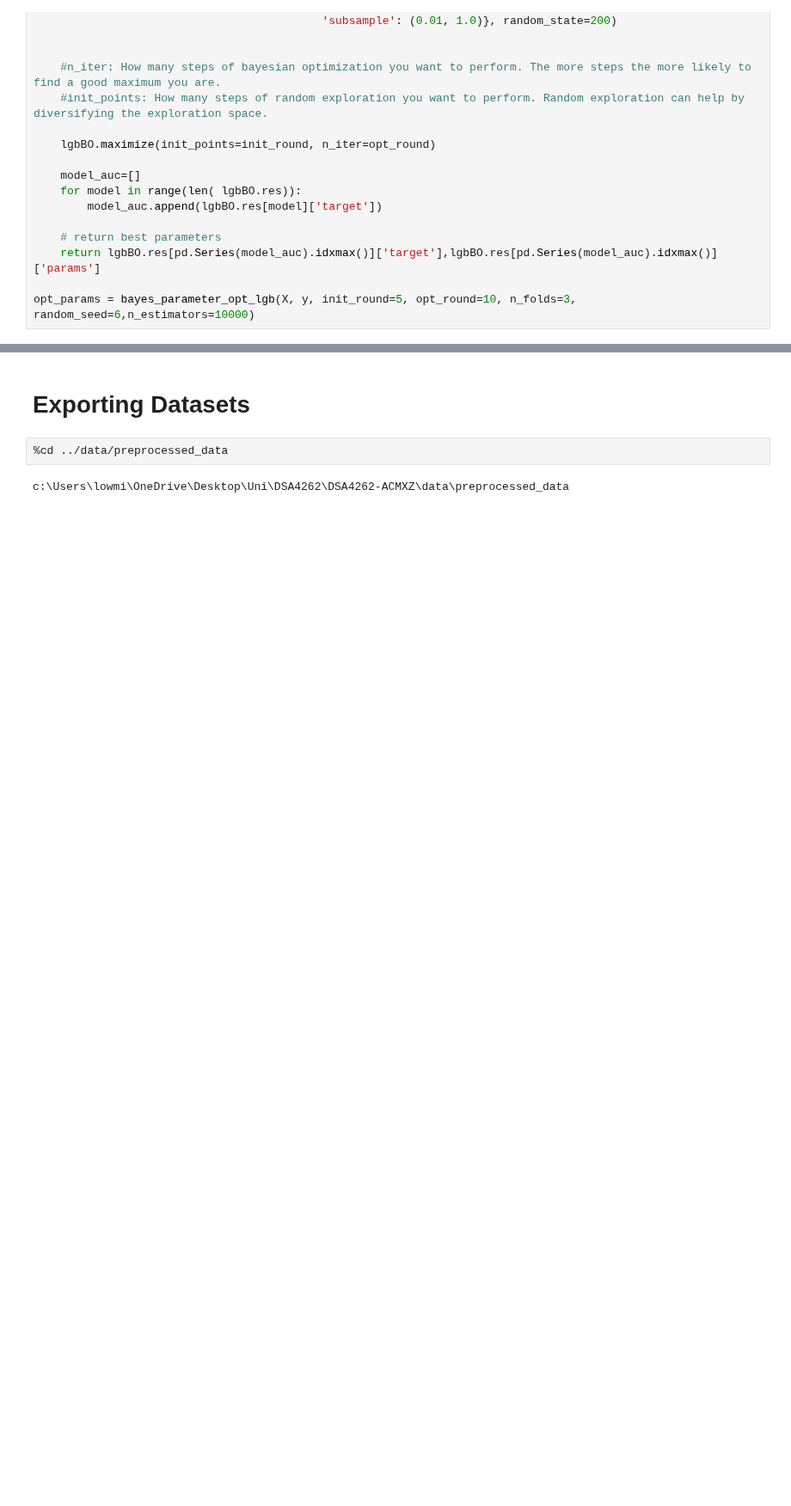
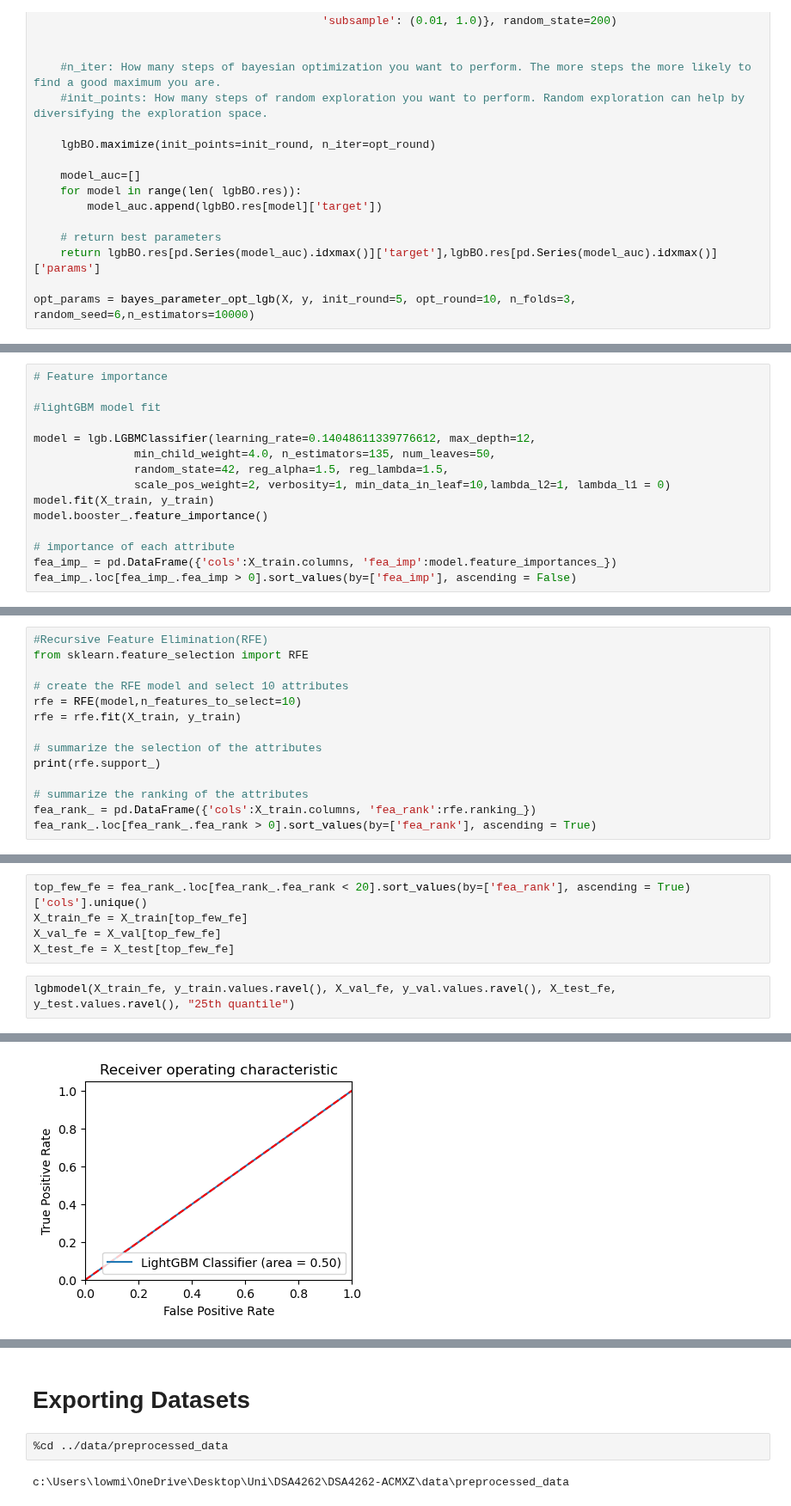
Before and after one commit to claudia-07/DSA4262-ACMXZ, a Jupyter notebook: modelling/Modelling_MinYu.ipynb, the cells around one changed output, grey strips where cells are left out. Shown at 86% size. Cells and saved outputs as stored; diff of their text form; blank space fills up the shorter version.

```diff
--- a/modelling/Modelling_MinYu.ipynb
+++ b/modelling/Modelling_MinYu.ipynb
@@ -526,0 +509,15 @@ opt_params = bayes_parameter_opt_lgb(X, y, init_round=5, opt_round=10, n_folds=3
+# %%
+# Feature importance
+
+#lightGBM model fit
+
+model = lgb.LGBMClassifier(learning_rate=0.14048611339776612, max_depth=12,
+               min_child_weight=4.0, n_estimators=135, num_leaves=50,
+               random_state=42, reg_alpha=1.5, reg_lambda=1.5,
+               scale_pos_weight=2, verbosity=1, min_data_in_leaf=10,lambda_l2=1, lambda_l1 = 0)
+model.fit(X_train, y_train)
+model.booster_.feature_importance()
+
+# importance of each attribute
+fea_imp_ = pd.DataFrame({'cols':X_train.columns, 'fea_imp':model.feature_importances_})
+fea_imp_.loc[fea_imp_.fea_imp > 0].sort_values(by=['fea_imp'], ascending = False)
@@ -526,0 +582,14 @@ opt_params = bayes_parameter_opt_lgb(X, y, init_round=5, opt_round=10, n_folds=3
+# %%
+#Recursive Feature Elimination(RFE)
+from sklearn.feature_selection import RFE
+
+# create the RFE model and select 10 attributes
+rfe = RFE(model,n_features_to_select=10)
+rfe = rfe.fit(X_train, y_train)
+
+# summarize the selection of the attributes
+print(rfe.support_)
+
+# summarize the ranking of the attributes
+fea_rank_ = pd.DataFrame({'cols':X_train.columns, 'fea_rank':rfe.ranking_})
+fea_rank_.loc[fea_rank_.fea_rank > 0].sort_values(by=['fea_rank'], ascending = True)
@@ -526,0 +778,8 @@ opt_params = bayes_parameter_opt_lgb(X, y, init_round=5, opt_round=10, n_folds=3
+# %%
+top_few_fe = fea_rank_.loc[fea_rank_.fea_rank < 20].sort_values(by=['fea_rank'], ascending = True)['cols'].unique()
+X_train_fe = X_train[top_few_fe]
+X_val_fe = X_val[top_few_fe]
+X_test_fe = X_test[top_few_fe]
+# %%
+lgbmodel(X_train_fe, y_train.values.ravel(), X_val_fe, y_val.values.ravel(), X_test_fe, y_test.values.ravel(), "25th quantile")
+# %% [output]
@@ -526,0 +803 @@ opt_params = bayes_parameter_opt_lgb(X, y, init_round=5, opt_round=10, n_folds=3
+[figure, added]
```
Also changed, not shown: parts of 19 cells of this notebook.
